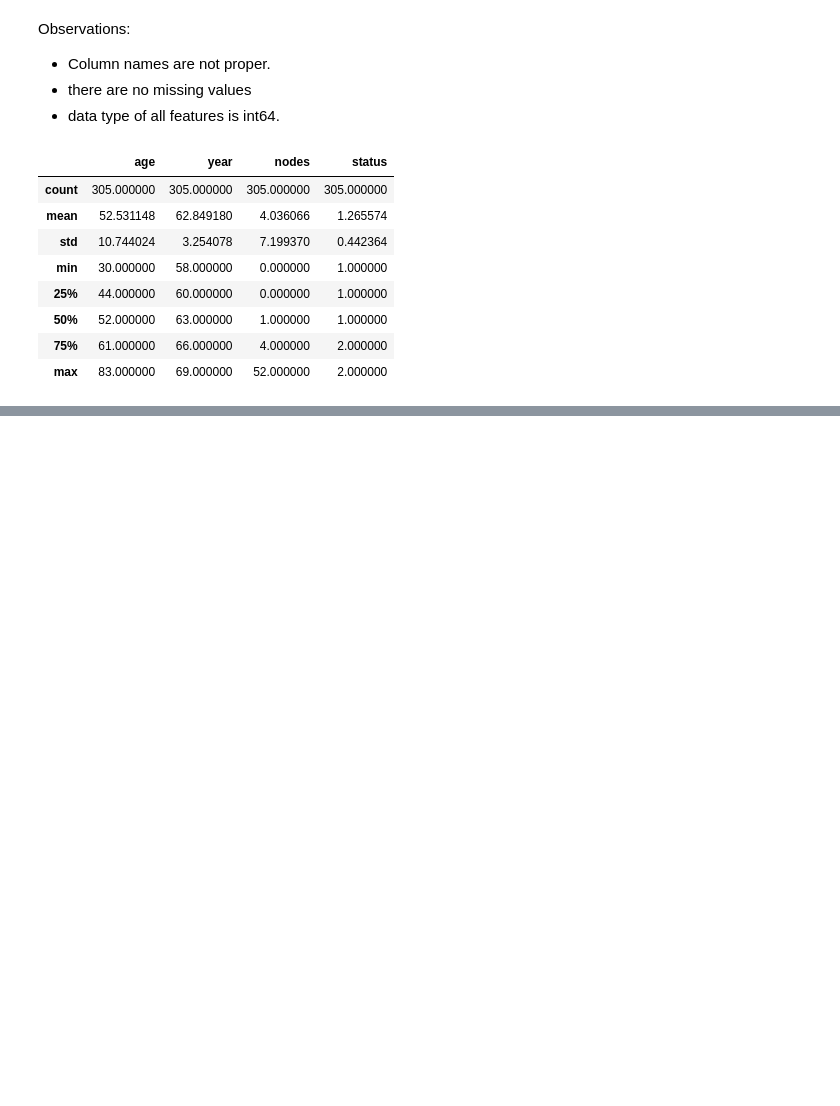
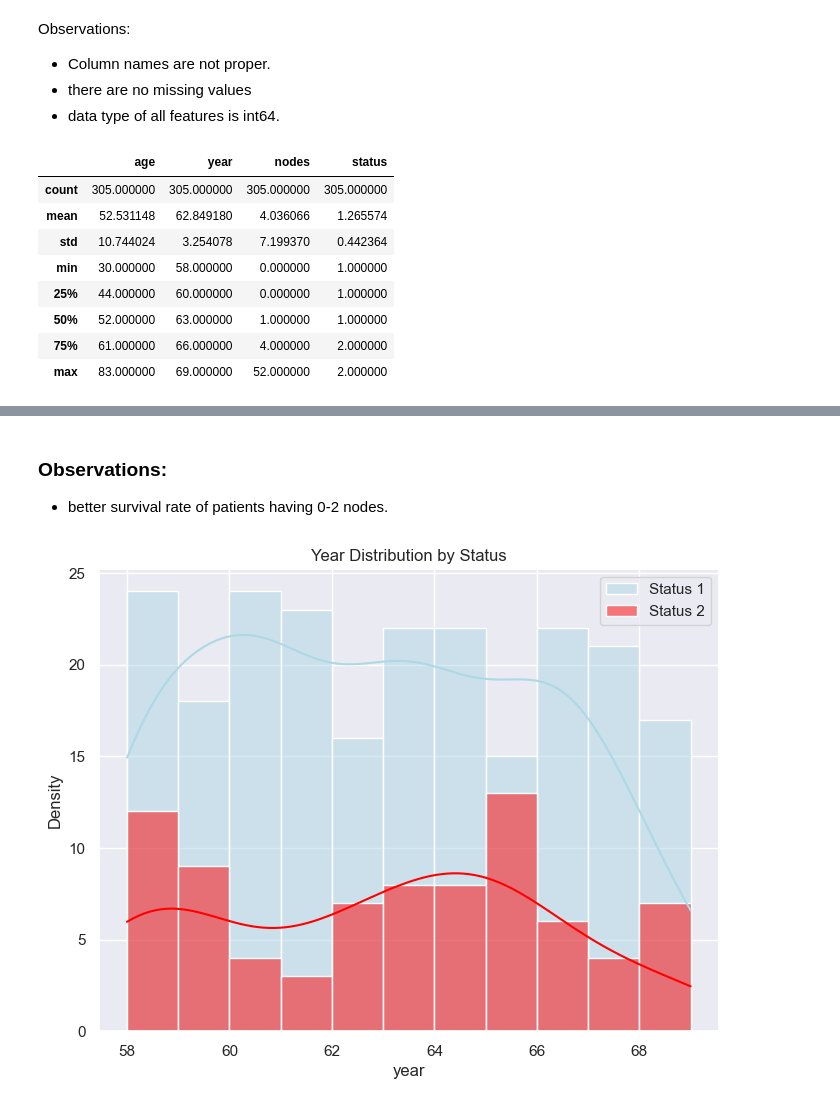
Before and after one commit to Hetzie/Internship-Tasks, a Jupyter notebook: EDA/eda.ipynb, the cells around one changed output, grey strips where cells are left out. Drawn from its saved outputs; the diff is of its cells as text; code cells hidden in the pictures; blank space fills up the shorter version.

```diff
--- a/EDA/eda.ipynb
+++ b/EDA/eda.ipynb
@@ -77,0 +130,7 @@ Name: count, dtype: int64
+# %% [markdown]
+### Observations:
+- better survival rate of patients having 0-2 nodes.
+# %%
+plotPDF('year', 1)
+# %% [output]
+[figure, added]
```
Also changed, not shown: parts of 20 cells of this notebook.
